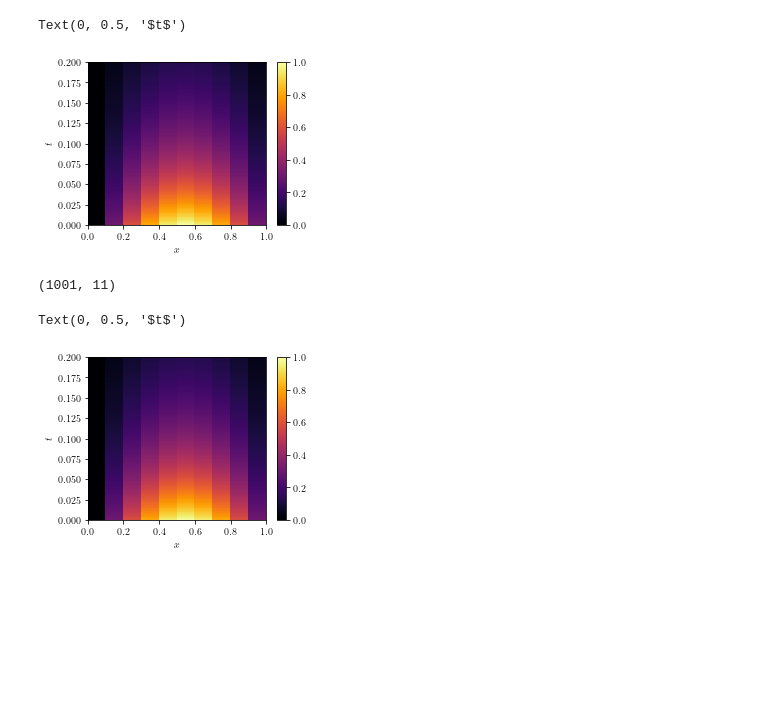
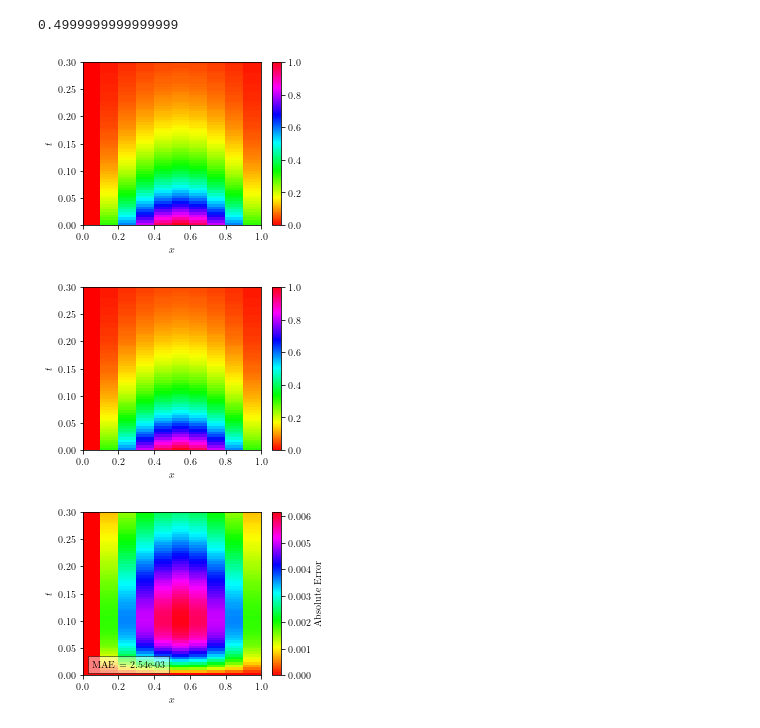
Before and after one commit to nicholaskarlsen/FYS-STK4155, a Jupyter notebook: project_3/notebooks/Explicit_heat_eq.ipynb, the cells around one changed output. Drawn from its saved outputs; the diff is of its cells as text; code cells hidden in the pictures; blank space fills up the shorter version.

Commit message:
Added plots

```diff
--- a/project_3/notebooks/Explicit_heat_eq.ipynb
+++ b/project_3/notebooks/Explicit_heat_eq.ipynb
@@ -1,8 +1,7 @@
 # %%
+import sys
 import numpy as np
 import matplotlib.pyplot as plt
-
-
 
 plt.rcParams.update(
     {
@@ -11,73 +10,79 @@ plt.rcParams.update(
         # "font.sans-serif": ["Helvetica"]
     }
 )
+
+sys.path.insert(0, "../src")
+from utils import heat_eq_analytic
+
+FIGSIZE=(4,3)
 # %%
 # Explicit scheme for solving the heat equation, given our B.C.s and I.V.s
 
 #def explicit_FD_heat_equation(dx,dt,t_final):
-tn = 0.2
-dt = 0.001
-dx = 0.1
+tn = 0.3
+dt = 1/200
+dx = 1/10
 x = np.linspace(0, 1, int(1/dx)+1)
 t = np.linspace(0, tn, int(tn/dt)+1)
 delta = dt/dx**2
+print(delta)
 
 solution = np.zeros((len(t),len(x))) #each timestep is on one row, since python is row-major should speed up
                                      # the matrix@ vector operation in the time-stepping due to caching.
 solution[0,:] = np.sin(np.pi*x)
 solution[0,-1] = 0 #Getting rid of a machine epsilon, per B.C should be identically zero.
 
 #setup scheme matrix, should be scipy routines for faster (sparse) handling of this
 scheme_matrix = np.zeros((len(x),len(x)))
 building_block = np.asarray([delta, 1-2*delta, delta]) # central-difference in space, forward-euler in time.
 for i in range(1,len(x)-1): #Note the zero-padding for top and bottom row, to comply with B.C
     scheme_matrix[i,i-1:i+2] = building_block # Tridiagonal matrix apart from top and bottom row.
 
 
 for i in range(len(t)-1):
     solution[i+1,:] = scheme_matrix @ solution[i,:] #Numpy should interpret solution as shape (N,1) during computation
-
     # Wonder if this sparseness hack is faster:
     # up, center, down = solution[i,:-2], solution[i,1:-1], solution[i,2:]
     # solution[i+1,1:1] = delta*up + (1-2*delta)*center + delta*down
 
 
 X, T = np.meshgrid(x, t)
 Z = solution
 
 fig, ax = plt.subplots(figsize=(4, 3))
-cf = ax.pcolormesh(X, T, Z, cmap=plt.get_cmap("inferno"))
+cf = ax.pcolormesh(X, T, Z, cmap=plt.get_cmap("hsv"), rasterized=True)
 fig.colorbar(cf, ax=ax)
 ax.set_xlabel("$x$")
 ax.set_ylabel("$t$")
+
+plt.show()
+
+# Plot analytic solution on the same grid
+Z_analytic = heat_eq_analytic(X, T)
+fig, ax = plt.subplots(figsize=(4, 3))
+cf = ax.pcolormesh(X, T, Z_analytic, cmap=plt.get_cmap("hsv"), rasterized=True)
+fig.colorbar(cf, ax=ax)
+ax.set_xlabel("$x$")
+ax.set_ylabel("$t$")
+
+plt.show()
+
+relative_error = np.abs(Z_analytic - Z)
+MAE = np.mean(relative_error.flatten())
+
+fig, ax = plt.subplots(figsize=FIGSIZE)
+#cf = ax.pcolormesh(x, t, g, cmap=plt.get_cmap("inferno"))
+#cf = ax.pcolormesh(x, t, relative_error, cmap=plt.get_cmap("inferno"),label="MSE")
+cf = ax.pcolormesh(X, T, relative_error, cmap=plt.get_cmap("hsv"),label="MSE", rasterized=True)
+cmap = fig.colorbar(cf, ax=ax)
+cmap.set_label("Absolute Error")
+t = ax.annotate("MAE = %.2e" % MAE, xy=(0.05 * np.amax(x), 0.05 * np.amax(t)))
+t.set_bbox(dict(facecolor='white', alpha=0.5))
+ax.set_xlabel("$x$")
+ax.set_ylabel("$t$")
+plt.savefig("../figs/heat_eq_euler_err_10.pdf")
 # %% [output]
-Text(0, 0.5, '$t$')
+0.4999999999999999
-[figure, old version]
+[figure, new version]
+[figure, added]
+[figure, added]
-# %%
-Z.shape
-# %% [output]
-(1001, 11)
-# %%
-# Copied from analytic notebook. Added endpoint to linspace and pi**2 to exp in analytic solution.
-
-def u(x, t):
-    return np.sin(np.pi * x) * np.exp(- np.pi**2 * t)
-
-tn = 0.2
-dx = 0.1
-dt = 0.001
-
-x = np.linspace(0, 1, int(1 / dx)+1)
-t = np.linspace(0, tn, int(tn / dt)+1)
-
-X, T = np.meshgrid(x, t)
-Z = u(X, T)
-
-fig, ax = plt.subplots(figsize=(4, 3))
-cf = ax.pcolormesh(X, T, Z, cmap=plt.get_cmap("inferno"))
-fig.colorbar(cf, ax=ax)
-ax.set_xlabel("$x$")
-ax.set_ylabel("$t$")
-# %% [output]
-Text(0, 0.5, '$t$')
-[figure, removed]
```
Also changed, not shown: parts of 2 cells of this notebook, 18 other files.
